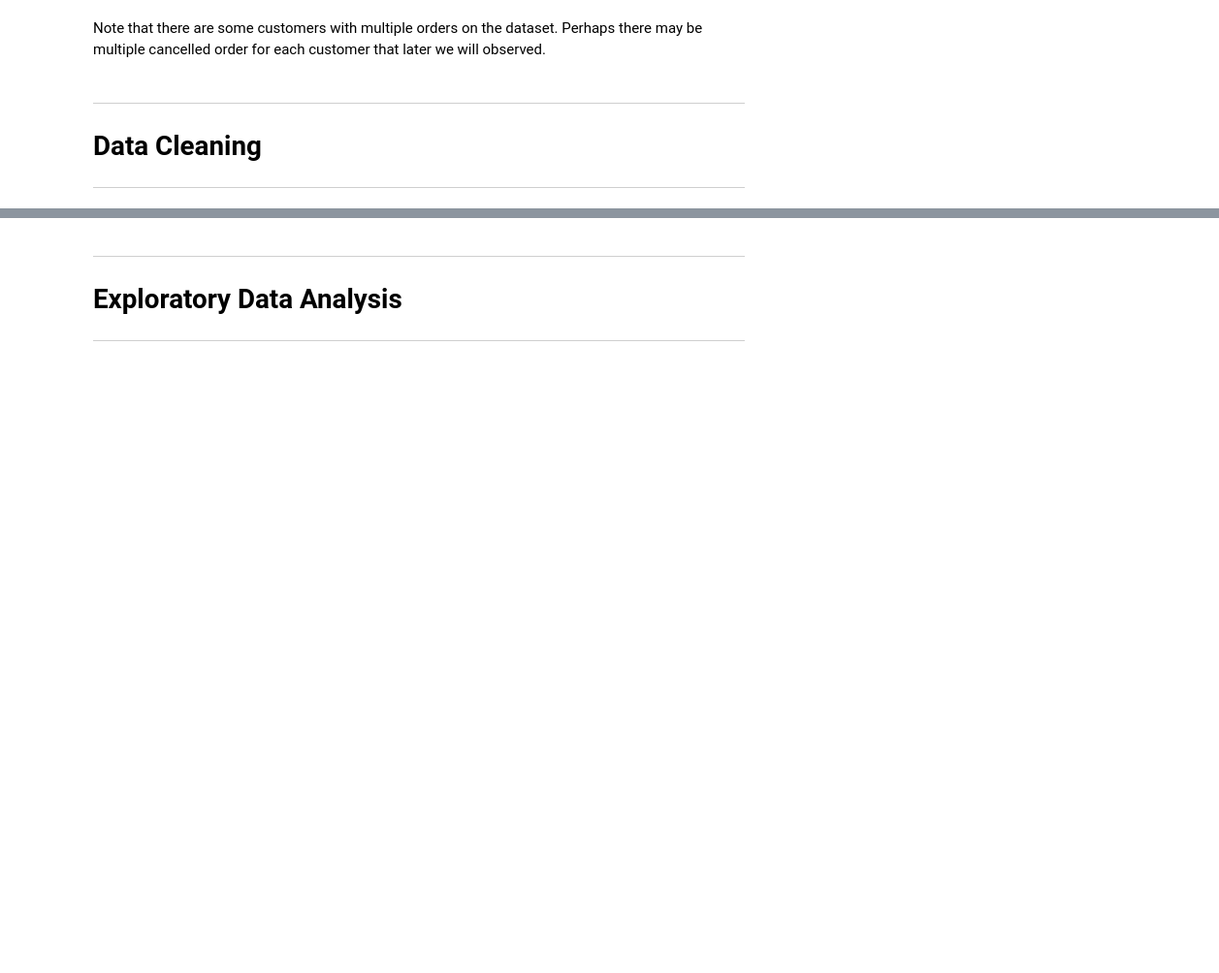
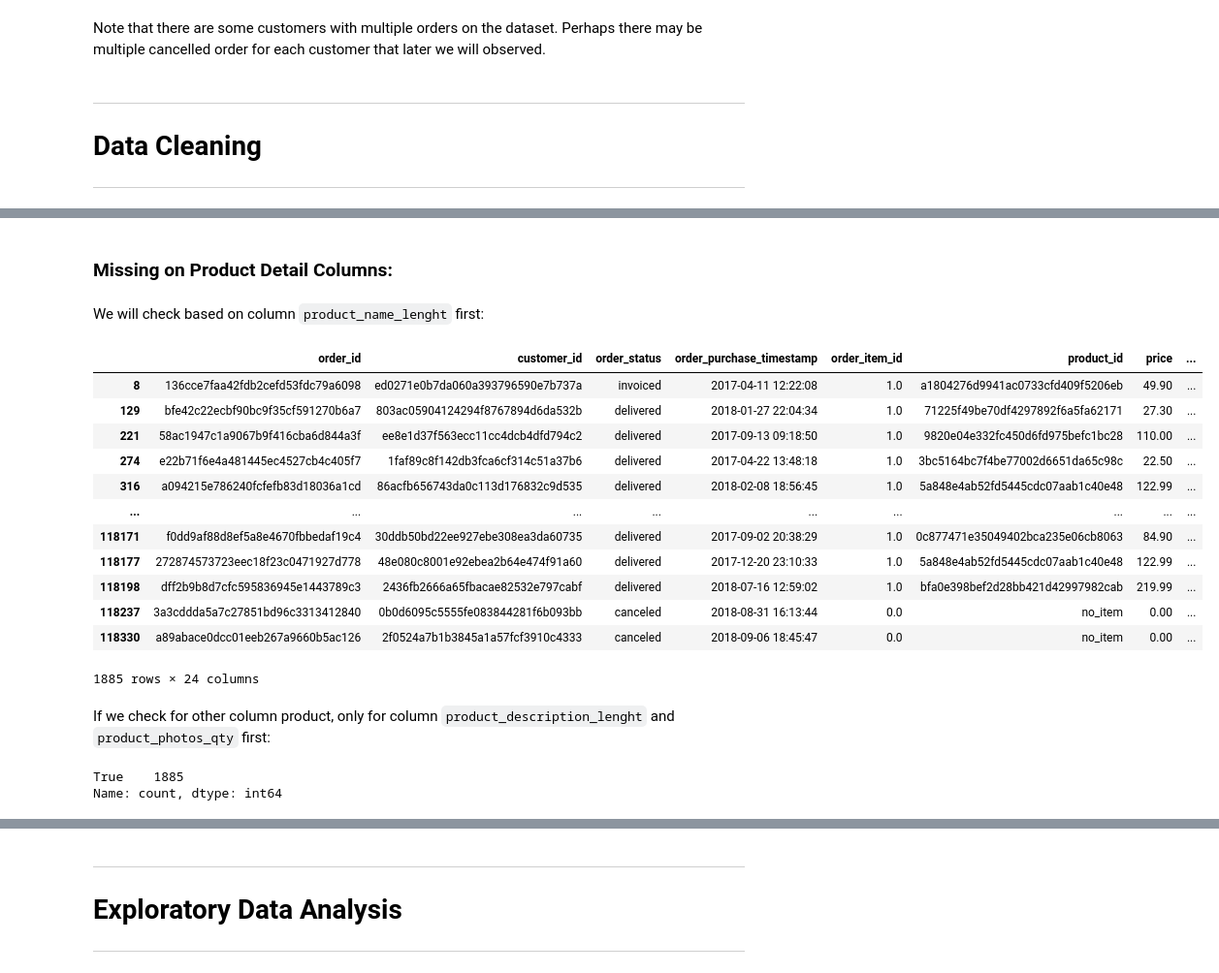
Before and after one commit to FTDS-assignment-bay/p2-final-project-ftds-051-rmt-group-001, a Jupyter notebook: EDA/EDA ver_1.ipynb, the cells around one changed output, grey strips where cells are left out. Shown at 97% size. Cells and saved outputs as stored; diff of their text form; code cells hidden in the pictures; blank space fills up the shorter version.

```diff
--- a/EDA/EDA ver_1.ipynb
+++ b/EDA/EDA ver_1.ipynb
@@ -117,0 +192,3 @@ Note that there are some customers with multiple orders on the dataset. Perhaps
+# %%
+missing_order_items = df[df['order_item_id'].isna()]
+missing_order_items
@@ -117,0 +251,13 @@ Note that there are some customers with multiple orders on the dataset. Perhaps
+# %%
+missing_index = missing_order_items.index
+
+# Numeric columns → structural zero
+df.loc[missing_index, 'order_item_id'] = 0
+df.loc[missing_index, 'price'] = 0
+df.loc[missing_index, 'freight_value'] = 0
+
+# Categorical
+df.loc[missing_index, 'product_id'] = 'no_item'
+
+# Datetime
+df.loc[missing_index, 'shipping_limit_date'] = pd.NaT
@@ -117,0 +316,33 @@ Note that there are some customers with multiple orders on the dataset. Perhaps
+# %% [markdown]
+### Missing on Product Detail Columns:
+# %% [markdown]
+We will check based on column `product_name_lenght` first:
+# %%
+missing_product = df[df['product_name_lenght'].isna()]
+missing_product
+# %% [output]
+|  | order_id | customer_id | order_status | order_purchase_timestamp | order_item_id | product_id | price | ... |
+| 8 | 136cce7faa42fdb2cefd53fdc79a6098 | ed0271e0b7da060a393796590e7b737a | invoiced | 2017-04-11 12:22:08 | 1.0 | a1804276d9941ac0733cfd409f5206eb | 49.90 | ... |
+| 129 | bfe42c22ecbf90bc9f35cf591270b6a7 | 803ac05904124294f8767894d6da532b | delivered | 2018-01-27 22:04:34 | 1.0 | 71225f49be70df4297892f6a5fa62171 | 27.30 | ... |
+| 221 | 58ac1947c1a9067b9f416cba6d844a3f | ee8e1d37f563ecc11cc4dcb4dfd794c2 | delivered | 2017-09-13 09:18:50 | 1.0 | 9820e04e332fc450d6fd975befc1bc28 | 110.00 | ... |
+| 274 | e22b71f6e4a481445ec4527cb4c405f7 | 1faf89c8f142db3fca6cf314c51a37b6 | delivered | 2017-04-22 13:48:18 | 1.0 | 3bc5164bc7f4be77002d6651da65c98c | 22.50 | ... |
+| 316 | a094215e786240fcfefb83d18036a1cd | 86acfb656743da0c113d176832c9d535 | delivered | 2018-02-08 18:56:45 | 1.0 | 5a848e4ab52fd5445cdc07aab1c40e48 | 122.99 | ... |
+| ... | ... | ... | ... | ... | ... | ... | ... | ... |
+| 118171 | f0dd9af88d8ef5a8e4670fbbedaf19c4 | 30ddb50bd22ee927ebe308ea3da60735 | delivered | 2017-09-02 20:38:29 | 1.0 | 0c877471e35049402bca235e06cb8063 | 84.90 | ... |
+| 118177 | 272874573723eec18f23c0471927d778 | 48e080c8001e92ebea2b64e474f91a60 | delivered | 2017-12-20 23:10:33 | 1.0 | 5a848e4ab52fd5445cdc07aab1c40e48 | 122.99 | ... |
+| 118198 | dff2b9b8d7cfc595836945e1443789c3 | 2436fb2666a65fbacae82532e797cabf | delivered | 2018-07-16 12:59:02 | 1.0 | bfa0e398bef2d28bb421d42997982cab | 219.99 | ... |
+| 118237 | 3a3cddda5a7c27851bd96c3313412840 | 0b0d6095c5555fe083844281f6b093bb | canceled | 2018-08-31 16:13:44 | 0.0 | no_item | 0.00 | ... |
+| 118330 | a89abace0dcc01eeb267a9660b5ac126 | 2f0524a7b1b3845a1a57fcf3910c4333 | canceled | 2018-09-06 18:45:47 | 0.0 | no_item | 0.00 | ... |
+1885 rows × 24 columns
+# %% [markdown]
+If we check for other column product, only for column `product_description_lenght` and `product_photos_qty` first:
+# %%
+# check other column product detail
+cols_to_check = [
+    'product_description_lenght', 'product_photos_qty'
+]
+
+missing_product[cols_to_check].isna().all(axis=1).value_counts()
+# %% [output]
+True    1885
+Name: count, dtype: int64
```
Also changed, not shown: parts of 73 cells of this notebook.
